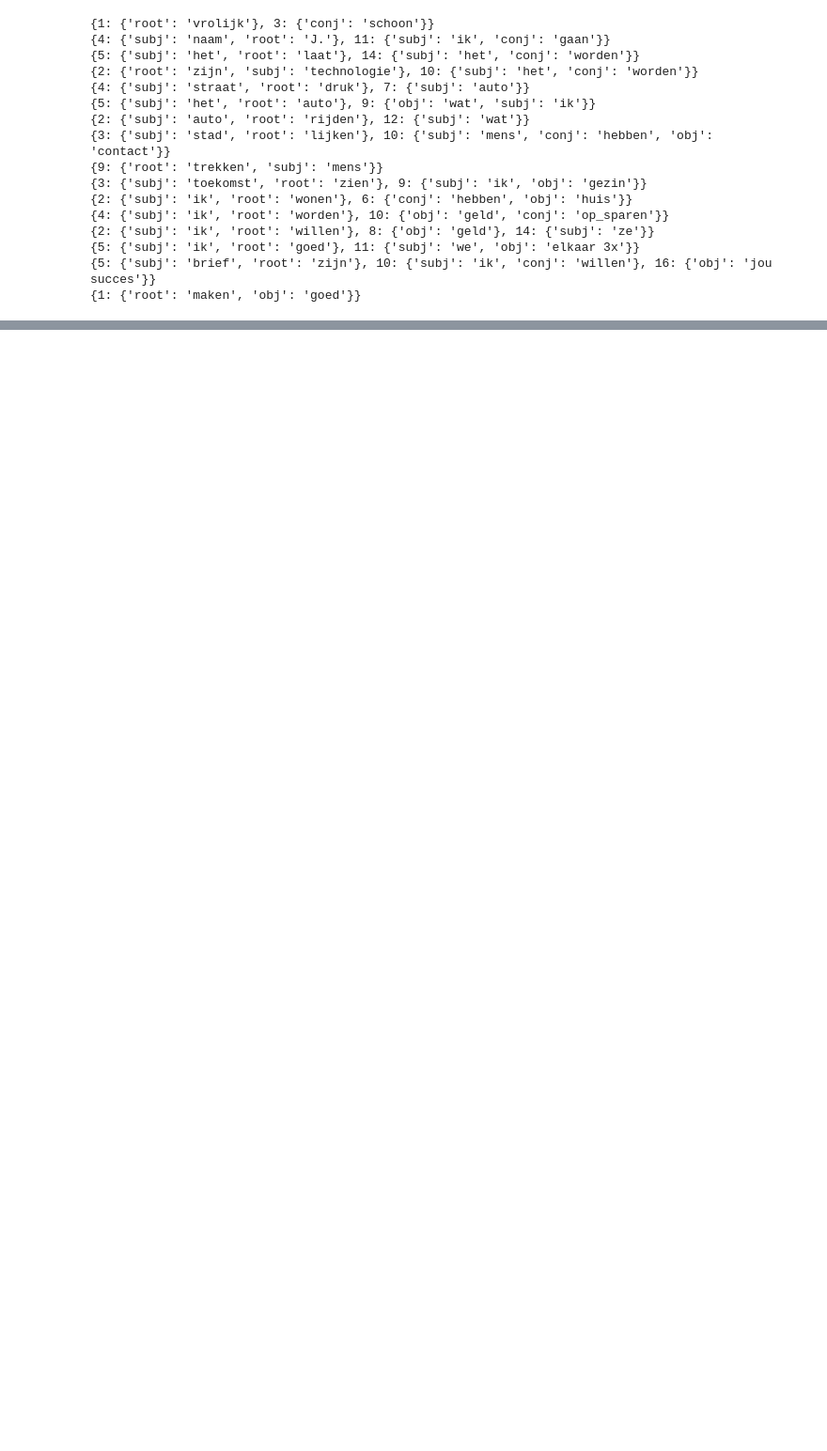
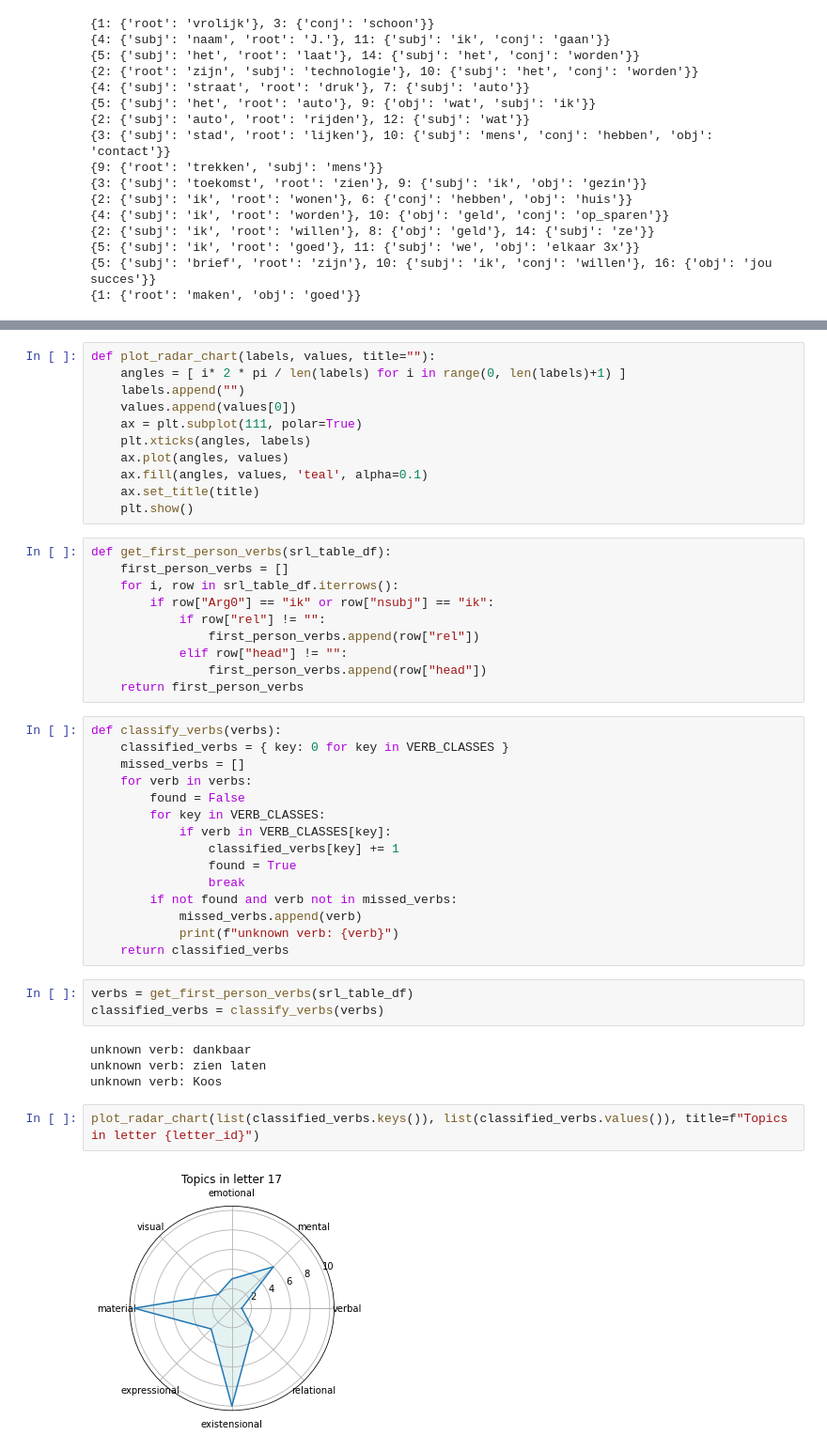
Before and after one commit to navigating-stories/notebooks, a Jupyter notebook: stroll_srl_test.ipynb, the cells around one changed output, grey strips where cells are left out. Shown at 94% size. Saved outputs shown, nothing was run; the diff lists cells and outputs as text; blank space fills up the shorter version.

Commit message:
added narrative topics

```diff
--- a/stroll_srl_test.ipynb
+++ b/stroll_srl_test.ipynb
@@ -367,0 +403,47 @@ nlp_table_df[133:147]
+# %%
+def plot_radar_chart(labels, values, title=""):
+    angles = [ i* 2 * pi / len(labels) for i in range(0, len(labels)+1) ]
+    labels.append("")
+    values.append(values[0])
+    ax = plt.subplot(111, polar=True)
+    plt.xticks(angles, labels)
+    ax.plot(angles, values)
+    ax.fill(angles, values, 'teal', alpha=0.1)
+    ax.set_title(title)
+    plt.show()
+# %%
+def get_first_person_verbs(srl_table_df):
+    first_person_verbs = []
+    for i, row in srl_table_df.iterrows():
+        if row["Arg0"] == "ik" or row["nsubj"] == "ik":
+            if row["rel"] != "":
+                first_person_verbs.append(row["rel"])
+            elif row["head"] != "":
+                first_person_verbs.append(row["head"])
+    return first_person_verbs
+# %%
+def classify_verbs(verbs):
+    classified_verbs = { key: 0 for key in VERB_CLASSES }
+    missed_verbs = []
+    for verb in verbs:
+        found = False
+        for key in VERB_CLASSES:
+            if verb in VERB_CLASSES[key]:
+                classified_verbs[key] += 1
+                found = True
+                break
+        if not found and verb not in missed_verbs:
+            missed_verbs.append(verb)
+            print(f"unknown verb: {verb}")
+    return classified_verbs
+# %%
+verbs = get_first_person_verbs(srl_table_df)
+classified_verbs = classify_verbs(verbs)
+# %% [output]
+unknown verb: dankbaar
+unknown verb: zien laten
+unknown verb: Koos
+# %%
+plot_radar_chart(list(classified_verbs.keys()), list(classified_verbs.values()), title=f"Topics in letter {letter_id}")
+# %% [output]
+[figure, added]
```
Also changed, not shown: parts of 7 cells of this notebook.
